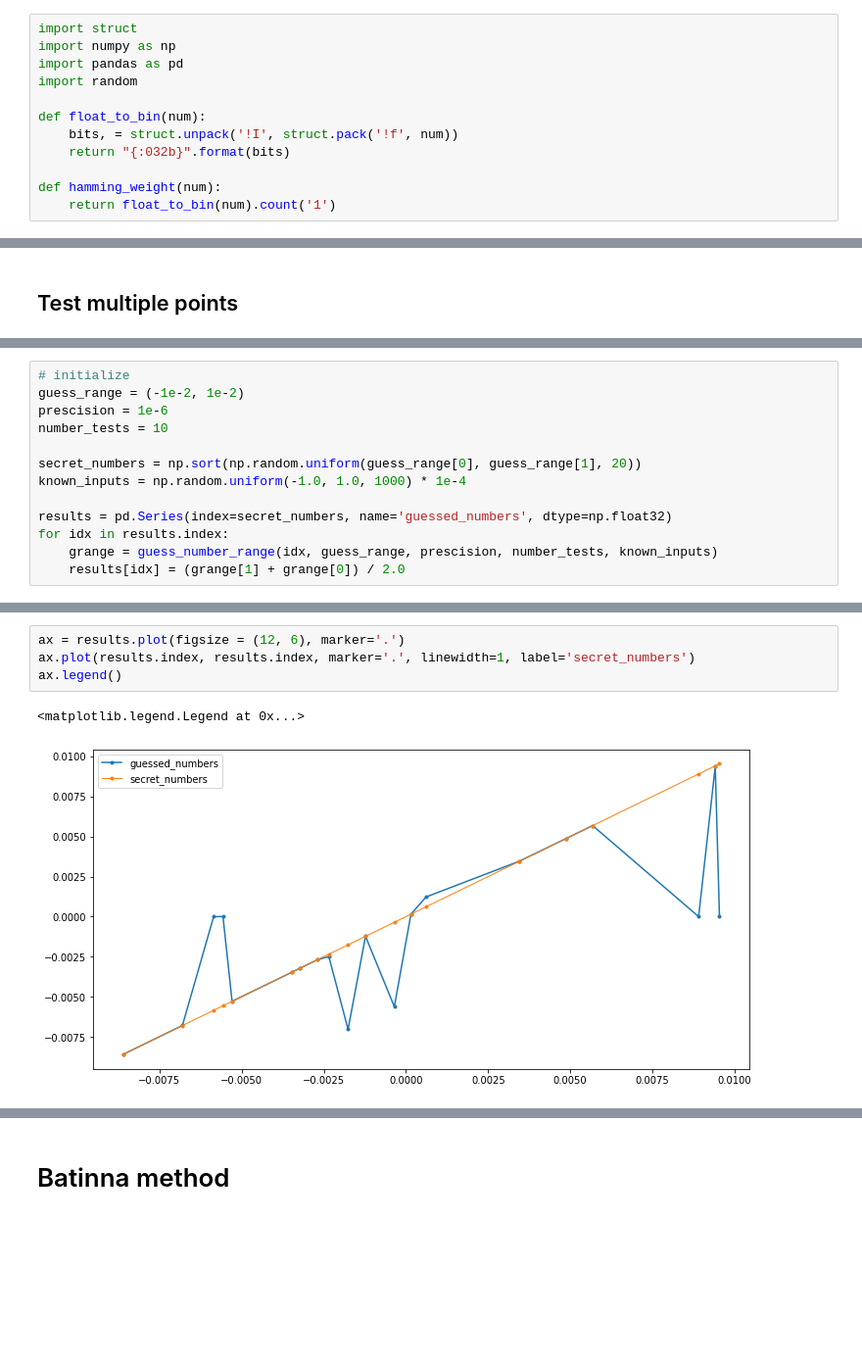
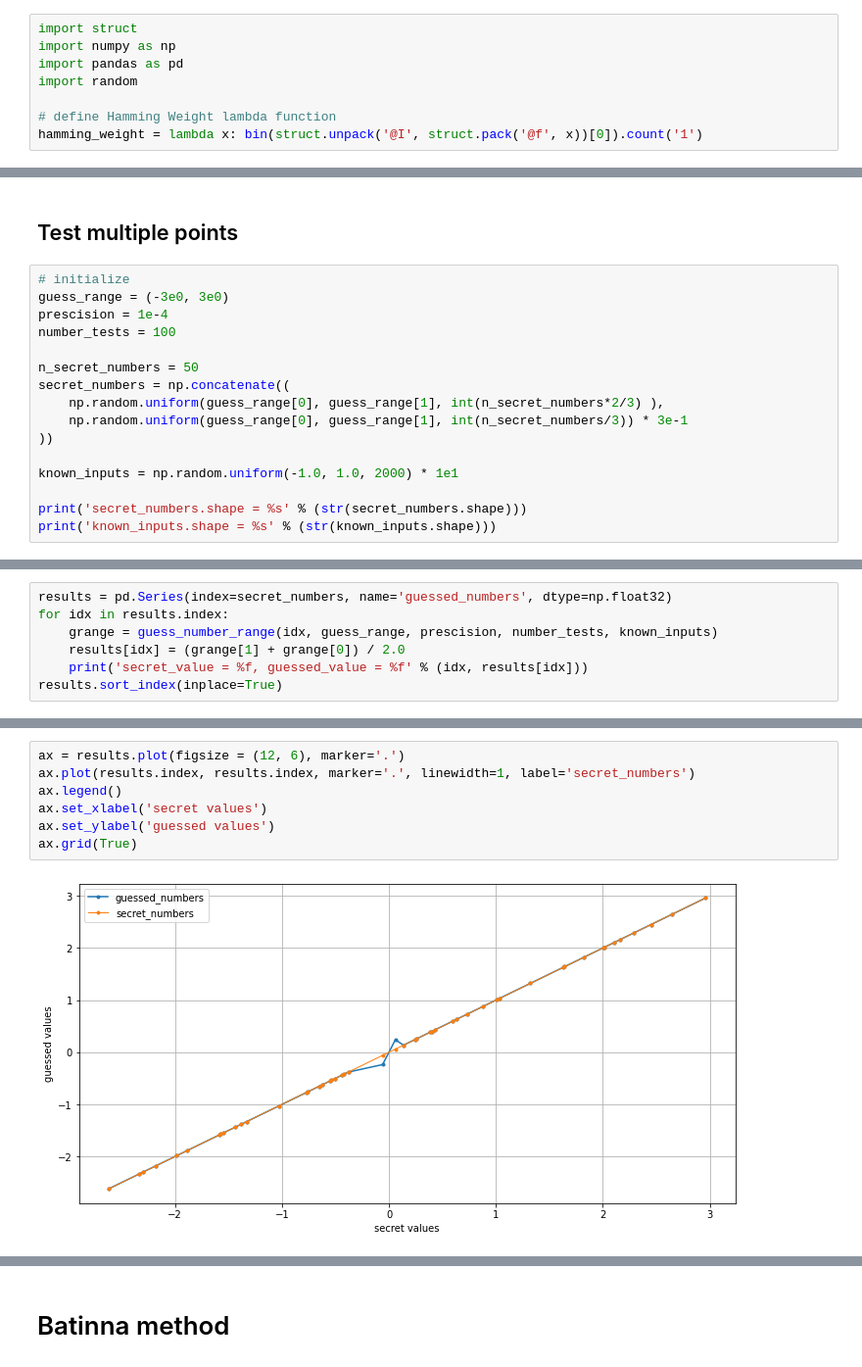
Before and after one commit to mu-triv/DPACv4, a Jupyter notebook: hwp.ipynb, the cells around one changed output, grey strips where cells are left out. Shown at 98% size. Cells and saved outputs as stored; diff of their text form; blank space fills up the shorter version.

```diff
--- a/hwp.ipynb
+++ b/hwp.ipynb
@@ -15,10 +15,6 @@ import numpy as np
 import pandas as pd
 import random
 
-def float_to_bin(num):
-    bits, = struct.unpack('!I', struct.pack('!f', num))
-    return "{:032b}".format(bits)
-
-def hamming_weight(num):
-    return float_to_bin(num).count('1')
+# define Hamming Weight lambda function
+hamming_weight = lambda x: bin(struct.unpack('@I', struct.pack('@f', x))[0]).count('1')
 # %%
@@ -89,2 +94,18 @@ error rate = 0.0000 %
 # %% [markdown]
 ## Test multiple points
+# %%
+# initialize
+guess_range = (-3e0, 3e0)
+prescision = 1e-4
+number_tests = 100
+
+n_secret_numbers = 50
+secret_numbers = np.concatenate((
+    np.random.uniform(guess_range[0], guess_range[1], int(n_secret_numbers*2/3) ),
+    np.random.uniform(guess_range[0], guess_range[1], int(n_secret_numbers/3)) * 3e-1
+))
+
+known_inputs = np.random.uniform(-1.0, 1.0, 2000) * 1e1
+
+print('secret_numbers.shape = %s' % (str(secret_numbers.shape)))
+print('known_inputs.shape = %s' % (str(known_inputs.shape)))
@@ -91,14 +115,8 @@ error rate = 0.0000 %
 # %%
-# initialize
-guess_range = (-1e-2, 1e-2)
-prescision = 1e-6
-number_tests = 10
-
-secret_numbers = np.sort(np.random.uniform(guess_range[0], guess_range[1], 20))
-known_inputs = np.random.uniform(-1.0, 1.0, 1000) * 1e-4
-
 results = pd.Series(index=secret_numbers, name='guessed_numbers', dtype=np.float32)
 for idx in results.index:
     grange = guess_number_range(idx, guess_range, prescision, number_tests, known_inputs)
     results[idx] = (grange[1] + grange[0]) / 2.0
+    print('secret_value = %f, guessed_value = %f' % (idx, results[idx]))
+results.sort_index(inplace=True)
 # %% [output]
@@ -122,10 +140,12 @@ low_corr = 0.19563912784637896 , high_corr = 0.2418875448543048
 # %%
 ax = results.plot(figsize = (12, 6), marker='.')
 ax.plot(results.index, results.index, marker='.', linewidth=1, label='secret_numbers')
 ax.legend()
+ax.set_xlabel('secret values')
+ax.set_ylabel('guessed values')
+ax.grid(True)
 # %% [output]
-<matplotlib.legend.Legend at 0x...>
-[figure, old version]
+[figure, new version]
 # %%
 error_rate = ((results - results.index)/results.index).abs()
 ax = error_rate.plot(figsize = (12, 6), label='error rate')
```
Also changed, not shown: parts of 10 cells of this notebook, 11 other files.
